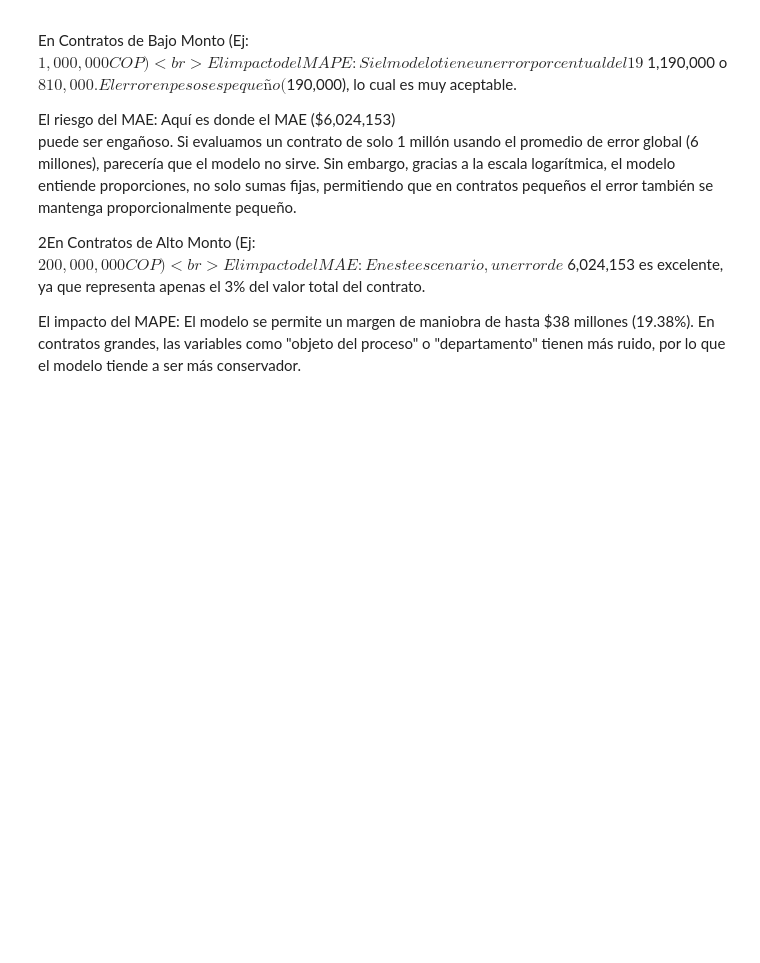
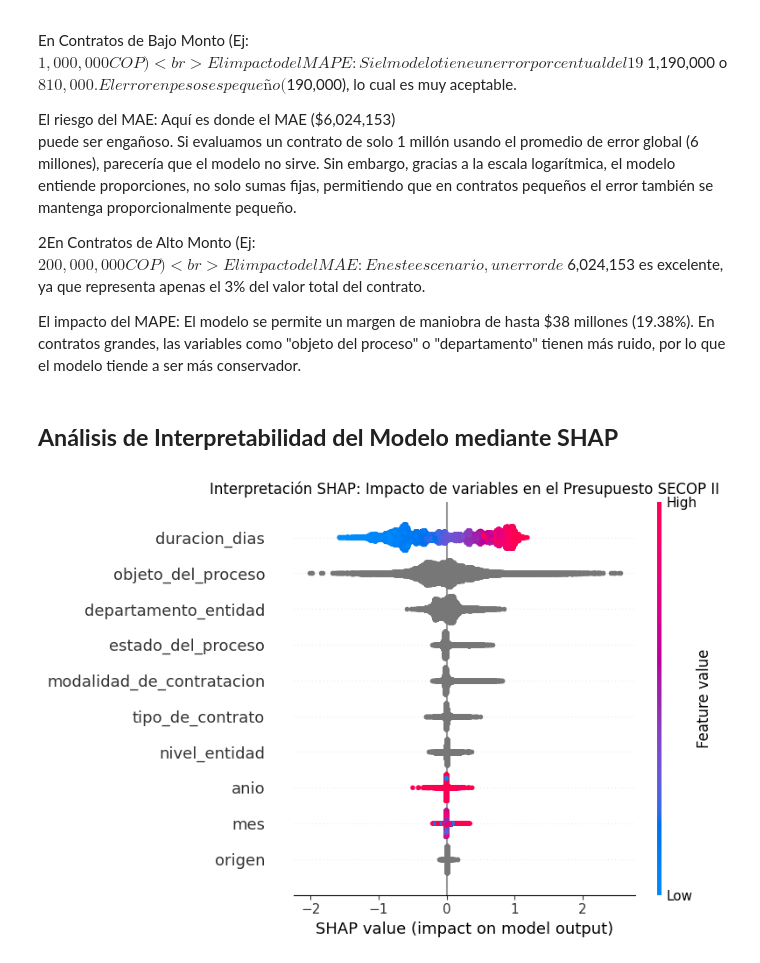
Before and after one commit to aemedina24/proyecto-final, a Jupyter notebook: Proyecyto-final.ipynb, the cells around one changed output. Saved outputs shown, nothing was run; the diff lists cells and outputs as text; code cells hidden in the pictures; blank space fills up the shorter version.

Commit message:
analisis SHAP

```diff
--- a/Proyecyto-final.ipynb
+++ b/Proyecyto-final.ipynb
@@ -971,3 +974,37 @@ puede ser engañoso. Si evaluamos un contrato de solo 1 millón usando el promed
 El impacto del MAE: En este escenario, un error de $6,024,153 es excelente, ya que representa apenas el 3% del valor total del contrato.
 
 El impacto del MAPE: El modelo se permite un margen de maniobra de hasta $38 millones (19.38%). En contratos grandes, las variables como "objeto del proceso" o "departamento" tienen más ruido, por lo que el modelo tiende a ser más conservador.
+# %% [markdown]
+## **Análisis de Interpretabilidad del Modelo mediante SHAP**
+# %%
+# 1. Cargar el modelo .cbm
+model = catboost.CatBoostRegressor()
+model.load_model('data/modelo_final_secop.cbm')
+
+# 2. Cargar  datos (X)
+X = pd.read_csv('data/X_cat_final.csv')
+
+# 3. Calcular SHAP values usando la integración nativa de CatBoost
+# Esto es mucho más rápido que el SHAP genérico
+shap_values = model.get_feature_importance(
+    catboost.Pool(X, cat_features=[
+        'departamento_entidad', 'estado_del_proceso', 'modalidad_de_contratacion',
+        'tipo_de_contrato', 'origen', 'anio', 'mes', 'nivel_entidad'
+    ], text_features=['objeto_del_proceso']),
+    type='ShapValues'
+)
+
+# Los SHAP values de CatBoost incluyen el "expected value" en la última columna
+# Separamos los valores de las características (todas menos la última)
+expected_value = shap_values[0, -1]
+shap_values_features = shap_values[:, :-1]
+
+# 4. Graficar el Summary Plot
+plt.figure(figsize=(12, 8))
+shap.summary_plot(shap_values_features, X, plot_type="dot", show=False)
+plt.title("Interpretación SHAP: Impacto de variables en el Presupuesto SECOP II")
+plt.tight_layout()
+plt.savefig('data/shap_summary_secop.png')
+plt.show()
+# %% [output]
+[figure, added]
```
Also changed, not shown: parts of 2 cells of this notebook.
